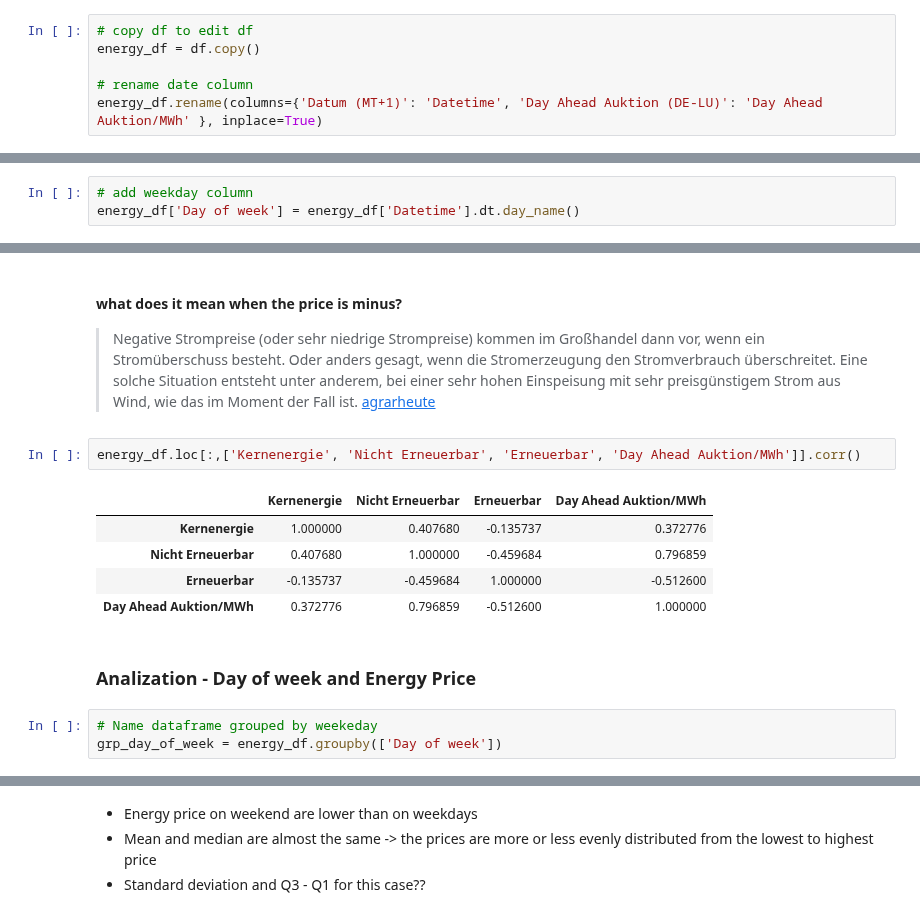
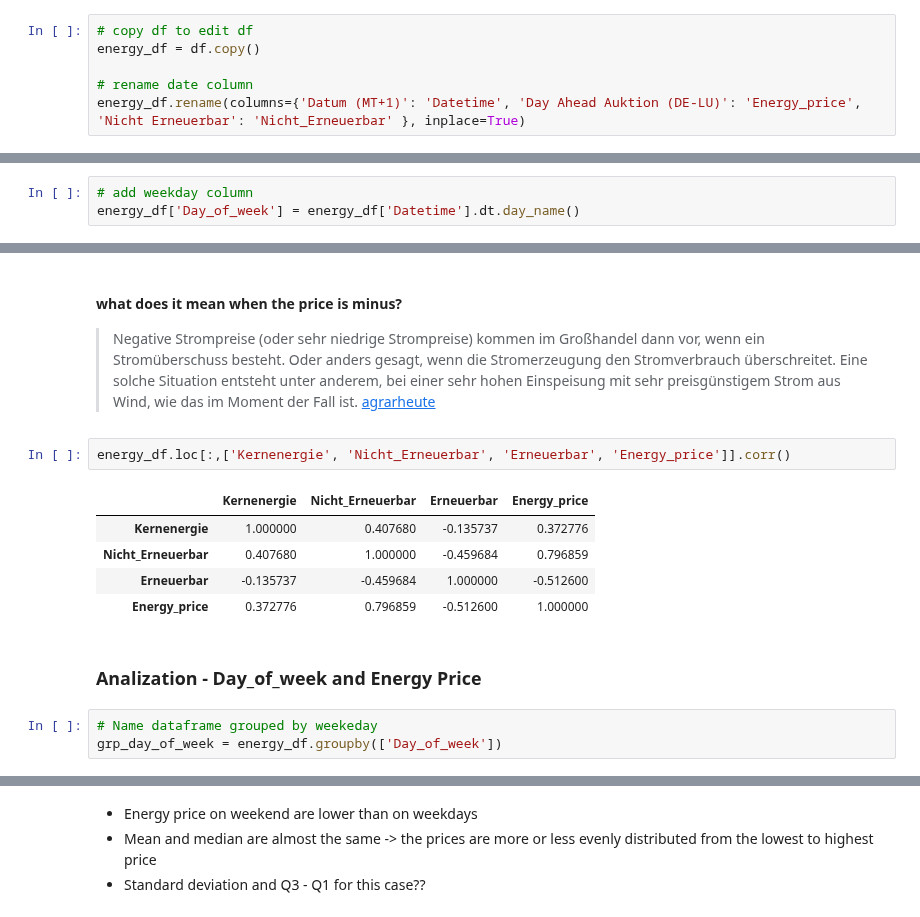
Before and after one commit to M-123-456/team-6-energy-costs, a Jupyter notebook: first_notebook.ipynb, the cells around one changed output, grey strips where cells are left out. Drawn from its saved outputs; the diff is of its cells as text.

```diff
--- a/first_notebook.ipynb
+++ b/first_notebook.ipynb
@@ -22,13 +22,13 @@ df = pd.read_csv(
 energy_df = df.copy()
 
 # rename date column
-energy_df.rename(columns={'Datum (MT+1)': 'Datetime', 'Day Ahead Auktion (DE-LU)': 'Day Ahead Auktion/MWh' }, inplace=True)
+energy_df.rename(columns={'Datum (MT+1)': 'Datetime', 'Day Ahead Auktion (DE-LU)': 'Energy_price', 'Nicht Erneuerbar': 'Nicht_Erneuerbar' }, inplace=True)
 # %%
 # add Date column
 energy_df['Date'] = energy_df['Datetime'].dt.date
 # %%
 # add weekday column
-energy_df['Day of week'] = energy_df['Datetime'].dt.day_name()
+energy_df['Day_of_week'] = energy_df['Datetime'].dt.day_name()
 # %%
 # remove import saldo column, as all values are NaN
 energy_df = energy_df.dropna(axis=1, how="all")
@@ -81,18 +81,18 @@ energy_df.describe()
 >Negative Strompreise (oder sehr niedrige Strompreise) kommen im Großhandel dann vor, wenn ein Stromüberschuss besteht. Oder anders gesagt, wenn die Stromerzeugung den Stromverbrauch überschreitet. Eine solche Situation entsteht unter anderem, bei einer sehr hohen Einspeisung mit sehr preisgünstigem Strom aus Wind, wie das im Moment der Fall ist.
 [agrarheute](https://www.agrarheute.com/markt/diesel/strompreise-fallen-neue-tiefstaende-stromkunden-gehen-leer-602385)
 # %%
-energy_df.loc[:,['Kernenergie', 'Nicht Erneuerbar', 'Erneuerbar', 'Day Ahead Auktion/MWh']].corr()
+energy_df.loc[:,['Kernenergie', 'Nicht_Erneuerbar', 'Erneuerbar', 'Energy_price']].corr()
 # %% [output]
-|  | Kernenergie | Nicht Erneuerbar | Erneuerbar | Day Ahead Auktion/MWh |
+|  | Kernenergie | Nicht_Erneuerbar | Erneuerbar | Energy_price |
 | Kernenergie | 1.000000 | 0.407680 | -0.135737 | 0.372776 |
-| Nicht Erneuerbar | 0.407680 | 1.000000 | -0.459684 | 0.796859 |
+| Nicht_Erneuerbar | 0.407680 | 1.000000 | -0.459684 | 0.796859 |
 | Erneuerbar | -0.135737 | -0.459684 | 1.000000 | -0.512600 |
-| Day Ahead Auktion/MWh | 0.372776 | 0.796859 | -0.512600 | 1.000000 |
+| Energy_price | 0.372776 | 0.796859 | -0.512600 | 1.000000 |
 # %% [markdown]
-### Analization - Day of week and Energy Price
+### Analization - Day_of_week and Energy Price
 # %%
 # Name dataframe grouped by weekeday
-grp_day_of_week = energy_df.groupby(['Day of week'])
+grp_day_of_week = energy_df.groupby(['Day_of_week'])
 # %%
 monday = grp_day_of_week.get_group('Monday')
 monday
```
Also changed, not shown: parts of 15 cells of this notebook.
